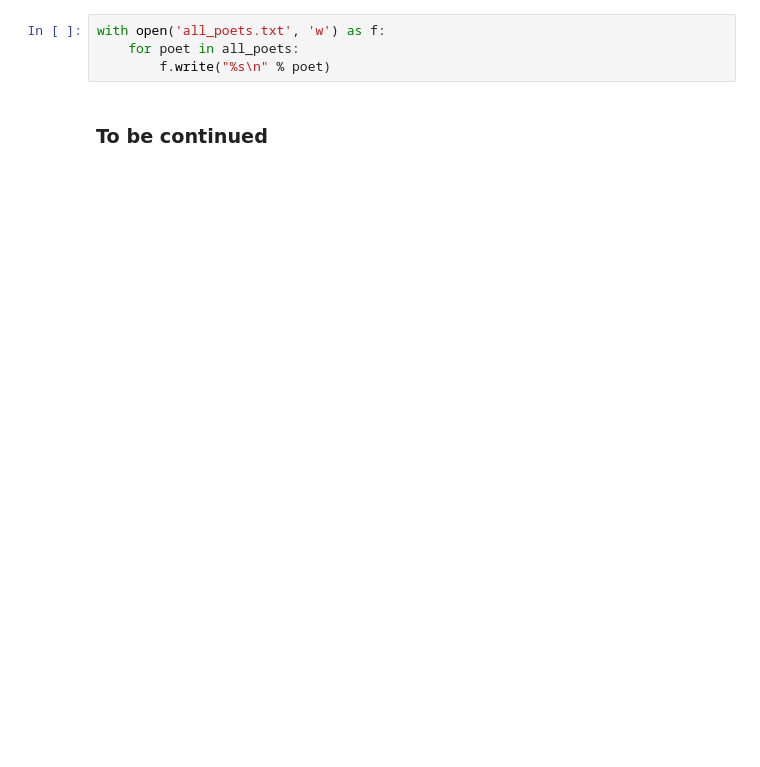
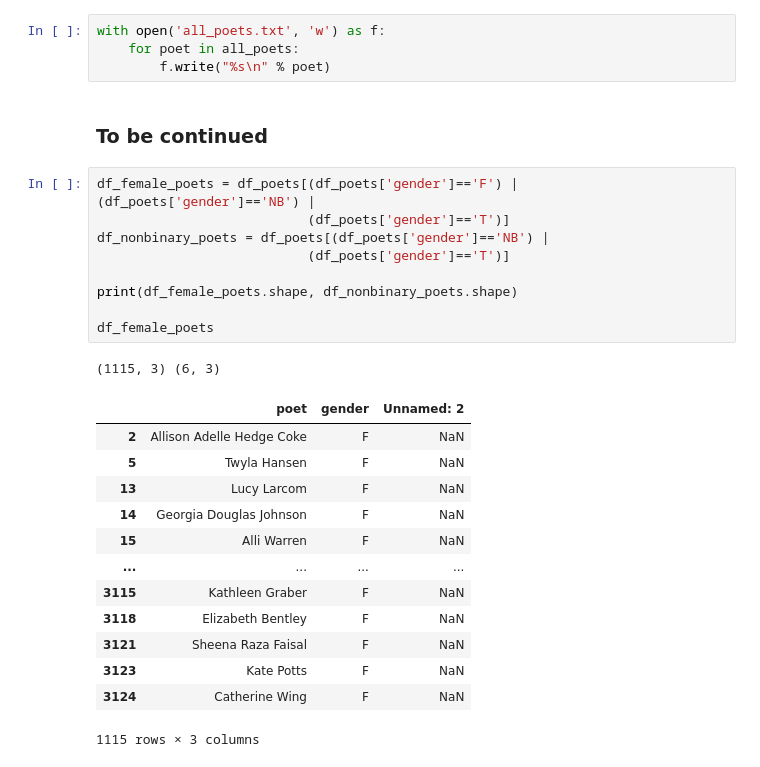
Before and after one commit to rogomes/AIWonderGirls-ATHENA-Art-Assistant, a Jupyter notebook: LSTMs/data/creating-dataset.ipynb, the cells around one changed output. Drawn from its saved outputs; the diff is of its cells as text; blank space fills up the shorter version.

```diff
--- a/LSTMs/data/creating-dataset.ipynb
+++ b/LSTMs/data/creating-dataset.ipynb
@@ -51,3 +53,27 @@ with open('all_poets.txt', 'w') as f:
         f.write("%s\n" % poet)
 # %% [markdown]
 ### To be continued
+# %%
+df_female_poets = df_poets[(df_poets['gender']=='F') | (df_poets['gender']=='NB') |
+                           (df_poets['gender']=='T')]
+df_nonbinary_poets = df_poets[(df_poets['gender']=='NB') |
+                           (df_poets['gender']=='T')]
+
+print(df_female_poets.shape, df_nonbinary_poets.shape)
+
+df_female_poets
+# %% [output]
+(1115, 3) (6, 3)
+|  | poet | gender | Unnamed: 2 |
+| 2 | Allison Adelle Hedge Coke | F | NaN |
+| 5 | Twyla Hansen | F | NaN |
+| 13 | Lucy Larcom | F | NaN |
+| 14 | Georgia Douglas Johnson | F | NaN |
+| 15 | Alli Warren | F | NaN |
+| ... | ... | ... | ... |
+| 3115 | Kathleen Graber | F | NaN |
+| 3118 | Elizabeth Bentley | F | NaN |
+| 3121 | Sheena Raza Faisal | F | NaN |
+| 3123 | Kate Potts | F | NaN |
+| 3124 | Catherine Wing | F | NaN |
+1115 rows × 3 columns
```
Also changed, not shown: parts of 8 cells of this notebook.
